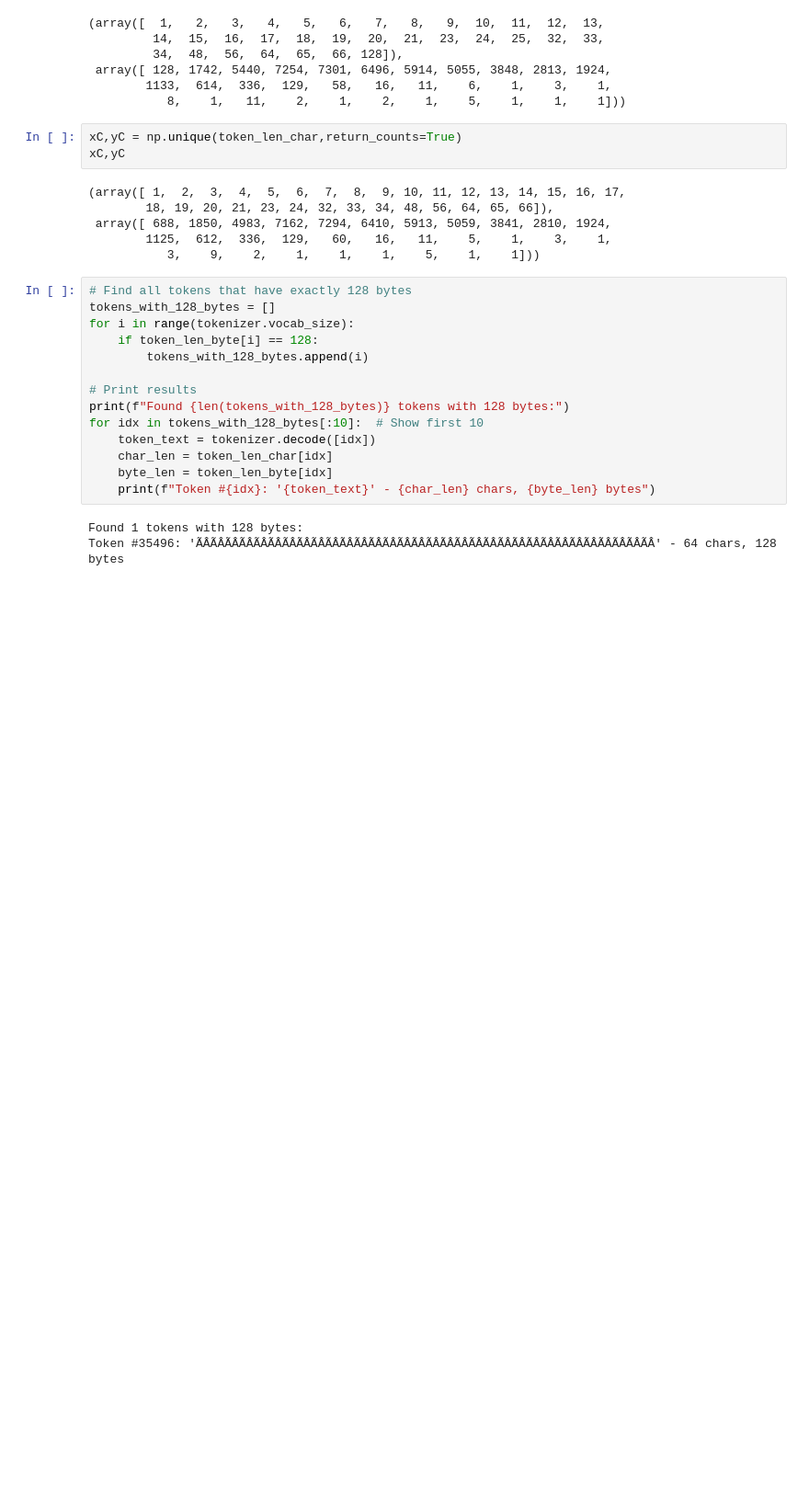
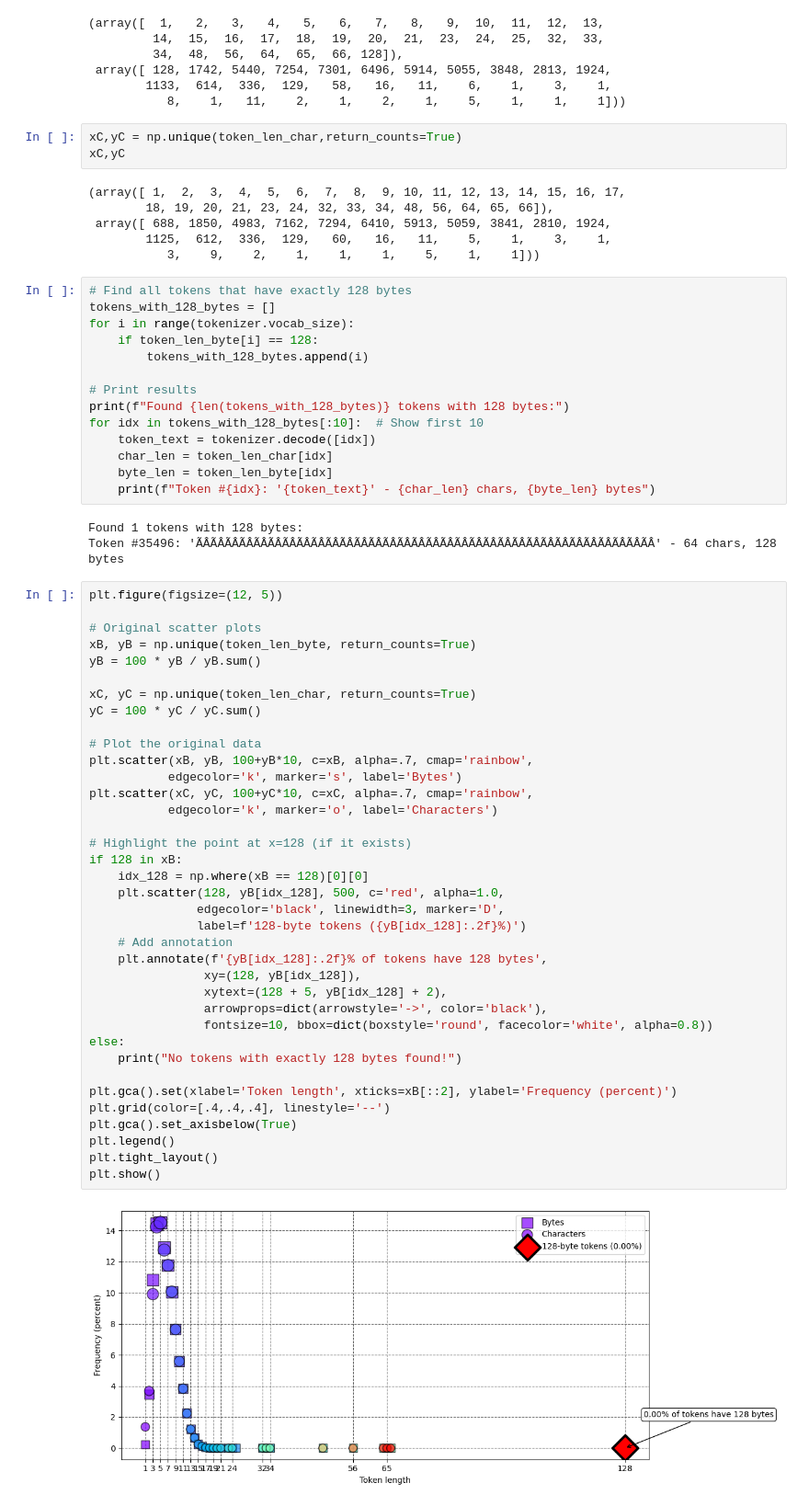
Before and after one commit to Saransh-Basu-01/50-Ml-Projects-to-understand-LLMs, a Jupyter notebook: Project_4_Token_Lengths_in_characters_and_bytes.ipynb, the cells around one changed output. Shown at 92% size. Drawn from its saved outputs; the diff is of its cells as text; blank space fills up the shorter version.

```diff
--- a/Project_4_Token_Lengths_in_characters_and_bytes.ipynb
+++ b/Project_4_Token_Lengths_in_characters_and_bytes.ipynb
@@ -275,3 +275,42 @@ for idx in tokens_with_128_bytes[:10]:  # Show first 10
 # %% [output]
 Found 1 tokens with 128 bytes:
 Token #35496: 'ÃÂÃÂÃÂÃÂÃÂÃÂÃÂÃÂÃÂÃÂÃÂÃÂÃÂÃÂÃÂÃÂÃÂÃÂÃÂÃÂÃÂÃÂÃÂÃÂÃÂÃÂÃÂÃÂÃÂÃÂÃÂÃÂ' - 64 chars, 128 bytes
+# %%
+plt.figure(figsize=(12, 5))
+
+# Original scatter plots
+xB, yB = np.unique(token_len_byte, return_counts=True)
+yB = 100 * yB / yB.sum()
+
+xC, yC = np.unique(token_len_char, return_counts=True)
+yC = 100 * yC / yC.sum()
+
+# Plot the original data
+plt.scatter(xB, yB, 100+yB*10, c=xB, alpha=.7, cmap='rainbow',
+           edgecolor='k', marker='s', label='Bytes')
+plt.scatter(xC, yC, 100+yC*10, c=xC, alpha=.7, cmap='rainbow',
+           edgecolor='k', marker='o', label='Characters')
+
+# Highlight the point at x=128 (if it exists)
+if 128 in xB:
+    idx_128 = np.where(xB == 128)[0][0]
+    plt.scatter(128, yB[idx_128], 500, c='red', alpha=1.0,
+               edgecolor='black', linewidth=3, marker='D',
+               label=f'128-byte tokens ({yB[idx_128]:.2f}%)')
+    # Add annotation
+    plt.annotate(f'{yB[idx_128]:.2f}% of tokens have 128 bytes',
+                xy=(128, yB[idx_128]),
+                xytext=(128 + 5, yB[idx_128] + 2),
+                arrowprops=dict(arrowstyle='->', color='black'),
+                fontsize=10, bbox=dict(boxstyle='round', facecolor='white', alpha=0.8))
+else:
+    print("No tokens with exactly 128 bytes found!")
+
+plt.gca().set(xlabel='Token length', xticks=xB[::2], ylabel='Frequency (percent)')
+plt.grid(color=[.4,.4,.4], linestyle='--')
+plt.gca().set_axisbelow(True)
+plt.legend()
+plt.tight_layout()
+plt.show()
+# %% [output]
+[figure, added]
```
